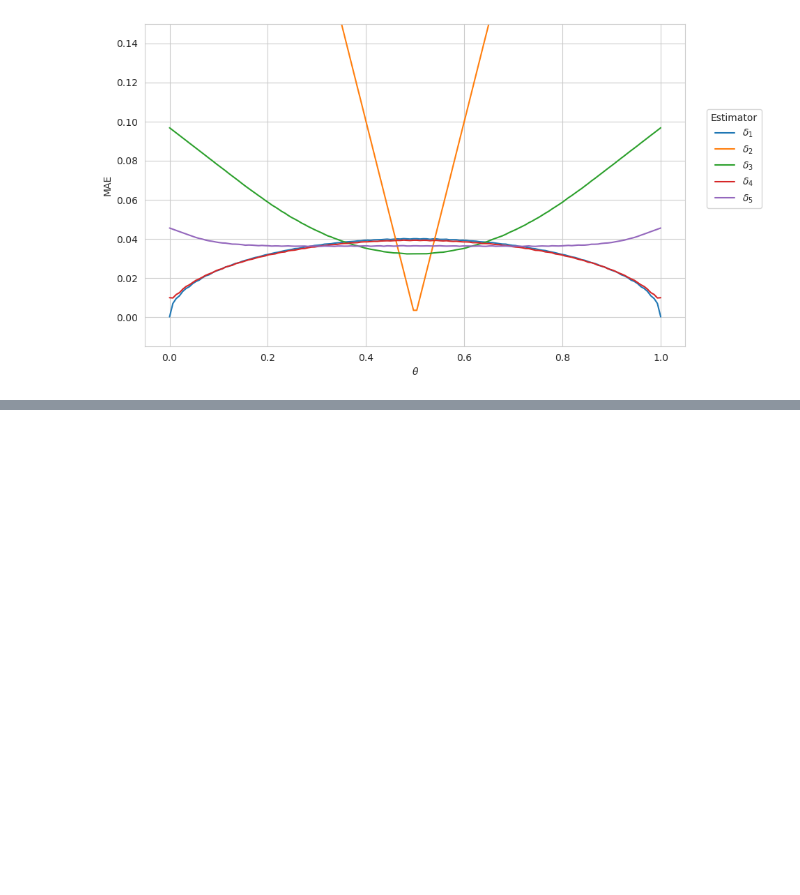
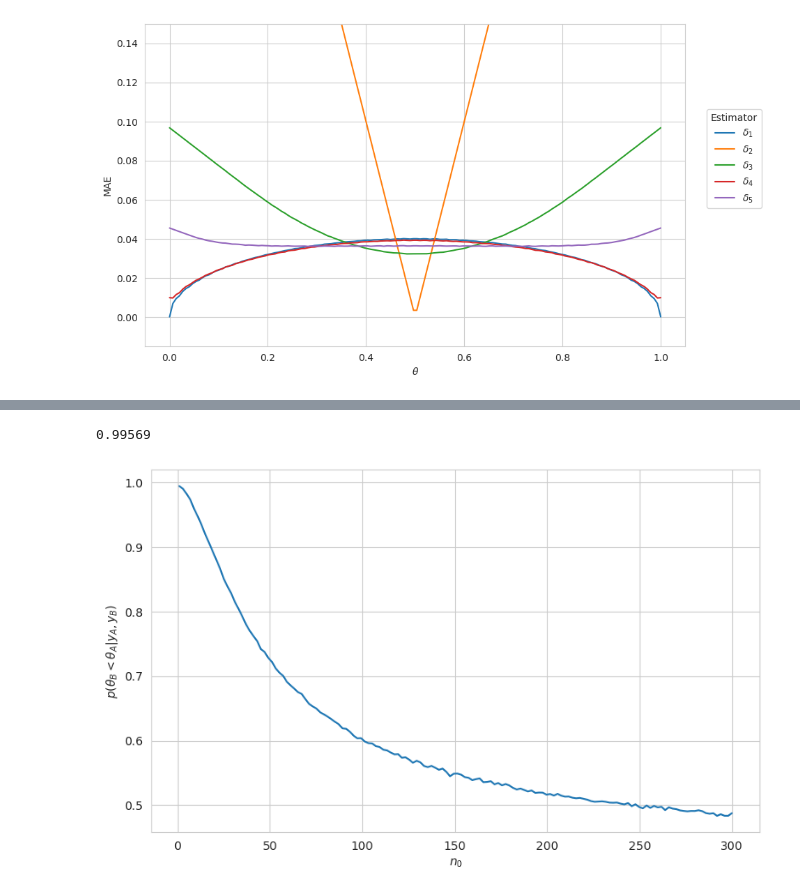
Before and after one commit to WHITSNAK/sta_602, a Jupyter notebook: hw5/hw5.ipynb, the cells around one changed output, grey strips where cells are left out. Drawn from its saved outputs; the diff is of its cells as text; code cells hidden in the pictures; blank space fills up the shorter version.

```diff
--- a/hw5/hw5.ipynb
+++ b/hw5/hw5.ipynb
@@ -59,0 +98,24 @@ fig.show()
+# %%
+(thetaBPostSamples < thetaAPostSamples).mean()
+# %% [output]
+0.99569
+# %%
+ps = []
+
+n0s = np.linspace(1, 300, 150)
+for n0 in n0s:
+    thetaAPost = stats.gamma(a=237, scale=1/20)
+    thetaBPost = stats.gamma(a=12*n0+113, scale=1/(n0+13))
+    thetaAPostSamples = thetaAPost.rvs(100000)
+    thetaBPostSamples = thetaBPost.rvs(100000)
+
+    ps.append((thetaBPostSamples < thetaAPostSamples).mean())
+# %%
+fig, ax = plt.subplots(figsize=(8, 5))
+ax.plot(n0s, ps)
+ax.set_xlabel("$n_0$")
+ax.set_ylabel("$p(\\theta_B < \\theta_A|y_A, y_B)$")
+fig.tight_layout()
+fig.show()
+# %% [output]
+[figure, added]
```
Also changed, not shown: parts of 8 cells of this notebook, 2 other files.
